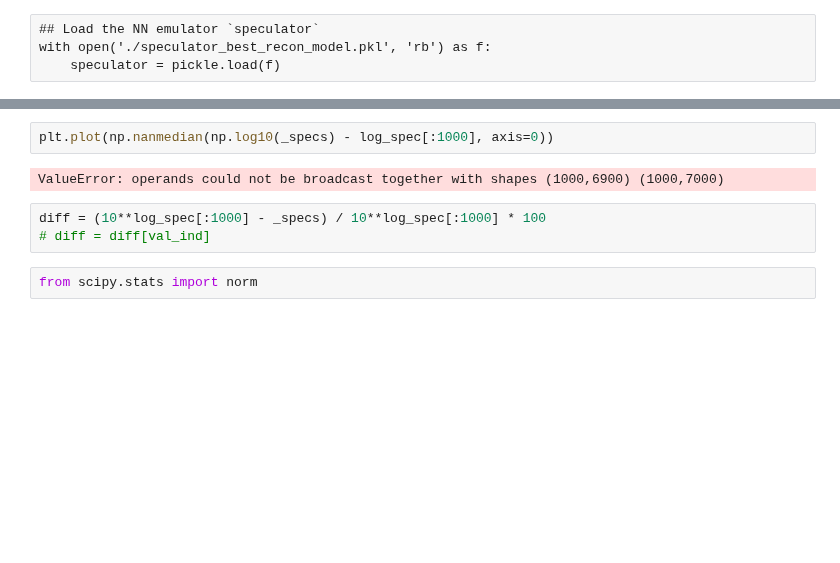
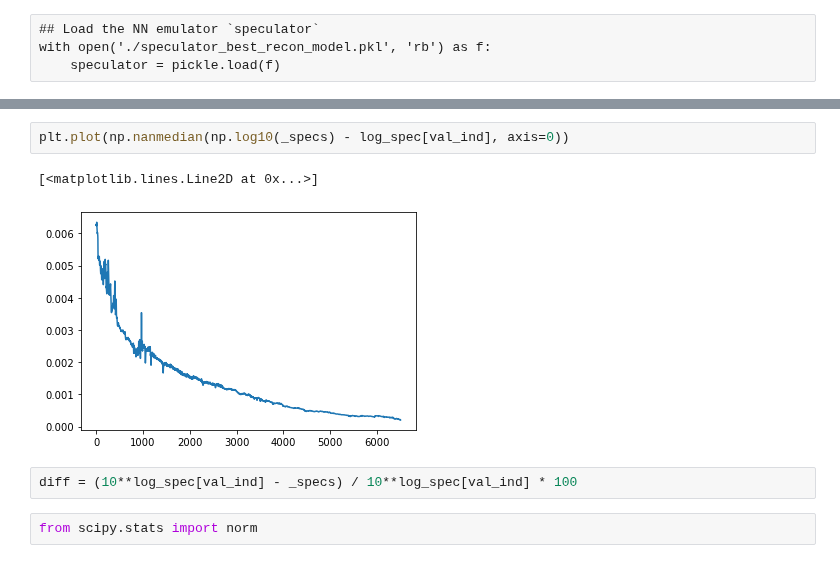
Before and after one commit to AstroJacobLi/popsed, a Jupyter notebook: notebooks/forward_model/spec_phot_emulator_TZD.ipynb, the cells around one changed output, grey strips where cells are left out. Cells and saved outputs as stored; diff of their text form; blank space fills up the shorter version.

```diff
--- a/notebooks/forward_model/spec_phot_emulator_TZD.ipynb
+++ b/notebooks/forward_model/spec_phot_emulator_TZD.ipynb
@@ -179,9 +154,9 @@ plt.plot(log_spec[10])
 # %%
-plt.plot(np.nanmedian(np.log10(_specs) - log_spec[:1000], axis=0))
+plt.plot(np.nanmedian(np.log10(_specs) - log_spec[val_ind], axis=0))
 # %% [output]
-ValueError: operands could not be broadcast together with shapes (1000,6900) (1000,7000)
+[<matplotlib.lines.Line2D at 0x...>]
+[figure, added]
 # %%
-diff = (10**log_spec[:1000] - _specs) / 10**log_spec[:1000] * 100
-# diff = diff[val_ind]
+diff = (10**log_spec[val_ind] - _specs) / 10**log_spec[val_ind] * 100
 # %%
 from scipy.stats import norm
```
Also changed, not shown: parts of 31 cells of this notebook, 13 other files.
